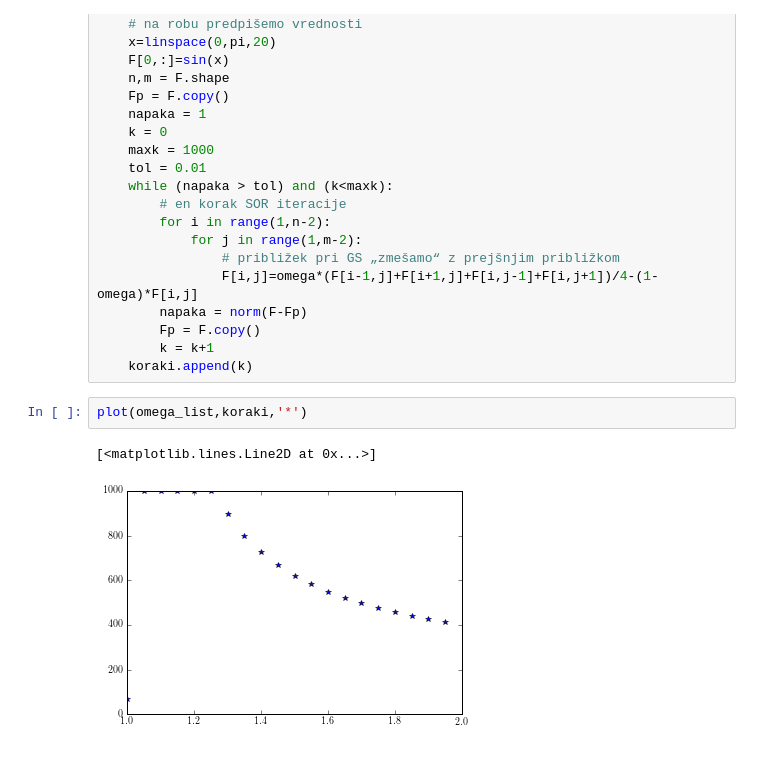
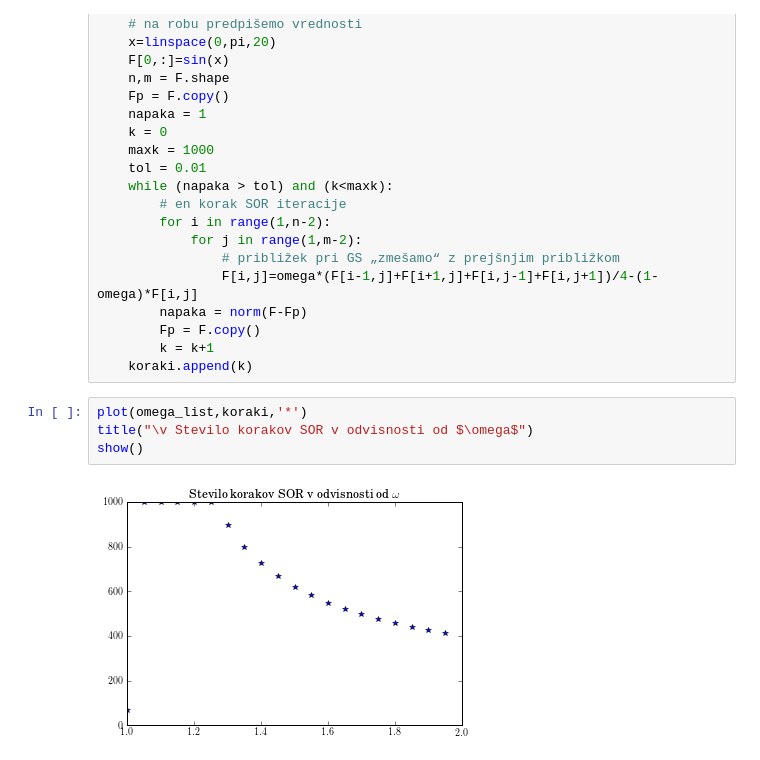
Before and after one commit to mrcinv/nummat, a Jupyter notebook: Vaja4.ipynb, the cells around one changed output. Drawn from its saved outputs; the diff is of its cells as text.

```diff
--- a/Vaja4.ipynb
+++ b/Vaja4.ipynb
@@ -129,8 +154,9 @@ for omega in omega_list:
         Fp = F.copy()
         k = k+1
     koraki.append(k)
-# %%
-plot(omega_list,koraki,'*')
-# %% [output]
-[<matplotlib.lines.Line2D at 0x...>]
-[figure, removed]
+# %%
+plot(omega_list,koraki,'*')
+title("\v Stevilo korakov SOR v odvisnosti od $\omega$")
+show()
+# %% [output]
+[figure, added]
```
Also changed, not shown: parts of 3 cells of this notebook.
